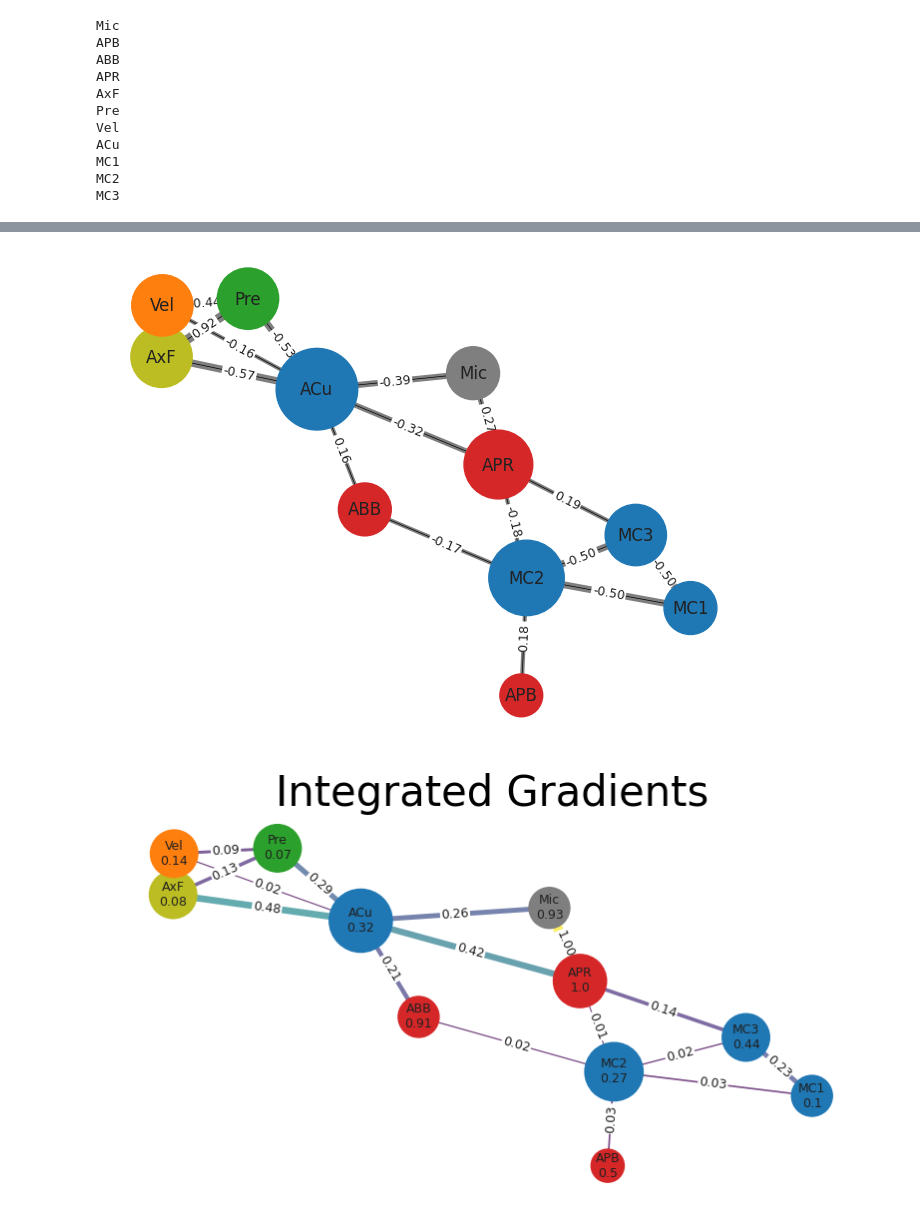
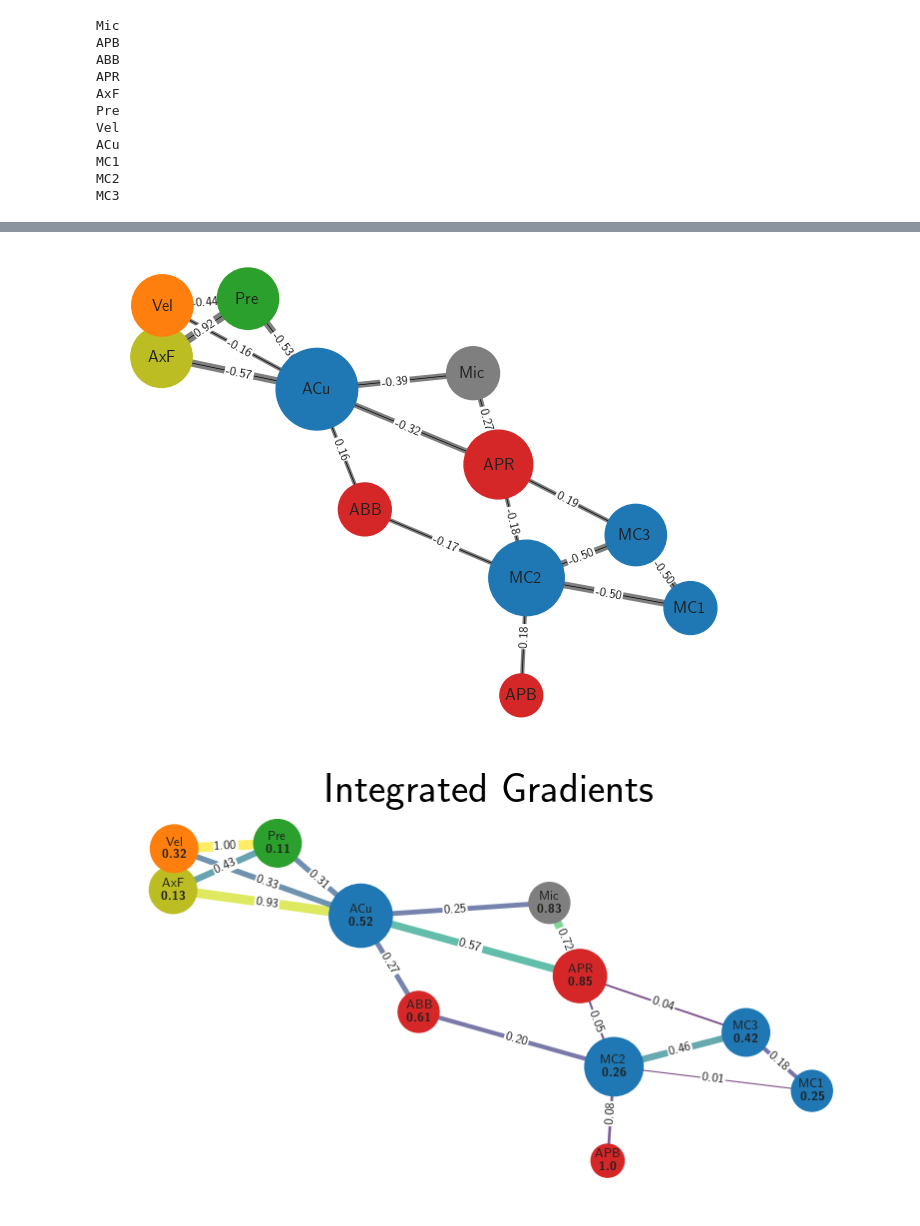
Before and after one commit to zaidishz/GNN_XAI_Captum, a Jupyter notebook: timeseries_zema_torch_geometric-Copy1.ipynb, the cells around one changed output, grey strips where cells are left out. Drawn from its saved outputs; the diff is of its cells as text; code cells hidden in the pictures.

Commit message:
plots updated again

```diff
--- a/timeseries_zema_torch_geometric-Copy1.ipynb
+++ b/timeseries_zema_torch_geometric-Copy1.ipynb
@@ -13,6 +13,7 @@ print(torch.__version__)
 # Helper function for visualization.
 %matplotlib inline
 import matplotlib.pyplot as plt
+plt.rcParams["text.usetex"] = True
 import scipy.io
 import numpy as  np
 import itertools
@@ -122,7 +123,8 @@ def draw_molecule(g, edge_mask=None, draw_edge_labels=False, saveplot=False, fna
     for u, data in g.nodes(data=True):
         node_labels[u] = data['name']
         if node_weights is not None:
-            node_labels[u]+='\n'+str(round(node_weights[u],2))
+            node_labels[u]+='\n'+r'$\textbf{{{}}}$'.format(str(round(node_weights[u],2)))
+
     if node_weights is None:
         fontsize = 12
     else:
@@ -365,12 +367,12 @@ def model_forward(edge_mask, data):
 
 def model_forward_new(node_attrs, edge_attrs, data):
     batch = torch.zeros(node_attrs.shape[0], dtype=int).to(device)
-    out = model(node_attrs, data.edge_index, batch, edge_attrs)
+    out = model(node_attrs, data.edge_index, data.batch, edge_attrs)
     return out
 
 def explain(method, data, target=0):
     input_mask = torch.ones(data.edge_index.shape[1]).requires_grad_(True).to(device)
-    if method == 'ig':
+    if method == 'intgrad':
         ig = IntegratedGradients(model_forward_new)
         mask = ig.attribute((data.x, data.edge_attr), target=target,
                             additional_forward_args=(data,),
@@ -393,32 +395,32 @@ def explain(method, data, target=0):
 import random
 from collections import defaultdict
 
 def aggregate_edge_directions(edge_mask, data):
     edge_mask_dict = defaultdict(float)
     for val, u, v in list(zip(edge_mask, *data.edge_index)):
         u, v = u.item(), v.item()
         val = val.item()
         if u > v:
             u, v = v, u
         edge_mask_dict[(u, v)] += val
     return edge_mask_dict
 
 
 data = test_dataset[111]
 output = model(data.x, data.edge_index, data.batch, data.edge_attr)
 target = output.max(dim=1)[1]
 mol = to_molecule(data)
 draw_molecule(mol, draw_edge_labels=True)
 
-for title, method in [('Integrated Gradients', 'ig'), ('Saliency', 'saliency')]:
+for title, method in [('Integrated Gradients', 'intgrad'), ('Saliency', 'saliency')]:
     node_mask, edge_mask = explain(method, data, target=target)
     edge_mask_dict = aggregate_edge_directions(edge_mask, data)
     mean_node_mask = node_mask.mean(axis=1)
     node_mask_norm = mean_node_mask / mean_node_mask.max()
     plt.figure(figsize=(10, 5))
     plt.title(title, fontdict={'fontsize':30})
     draw_molecule(mol, edge_mask=edge_mask_dict, draw_edge_labels=True, saveplot=True, fname=method+'.png', node_weights=node_mask_norm)
 #     plt.savefig(method+'.png', transparent=True)
 # %% [output]
 [figure]
-[figure, old version]
+[figure, new version]
```
Also changed, not shown: parts of 10 cells of this notebook.
